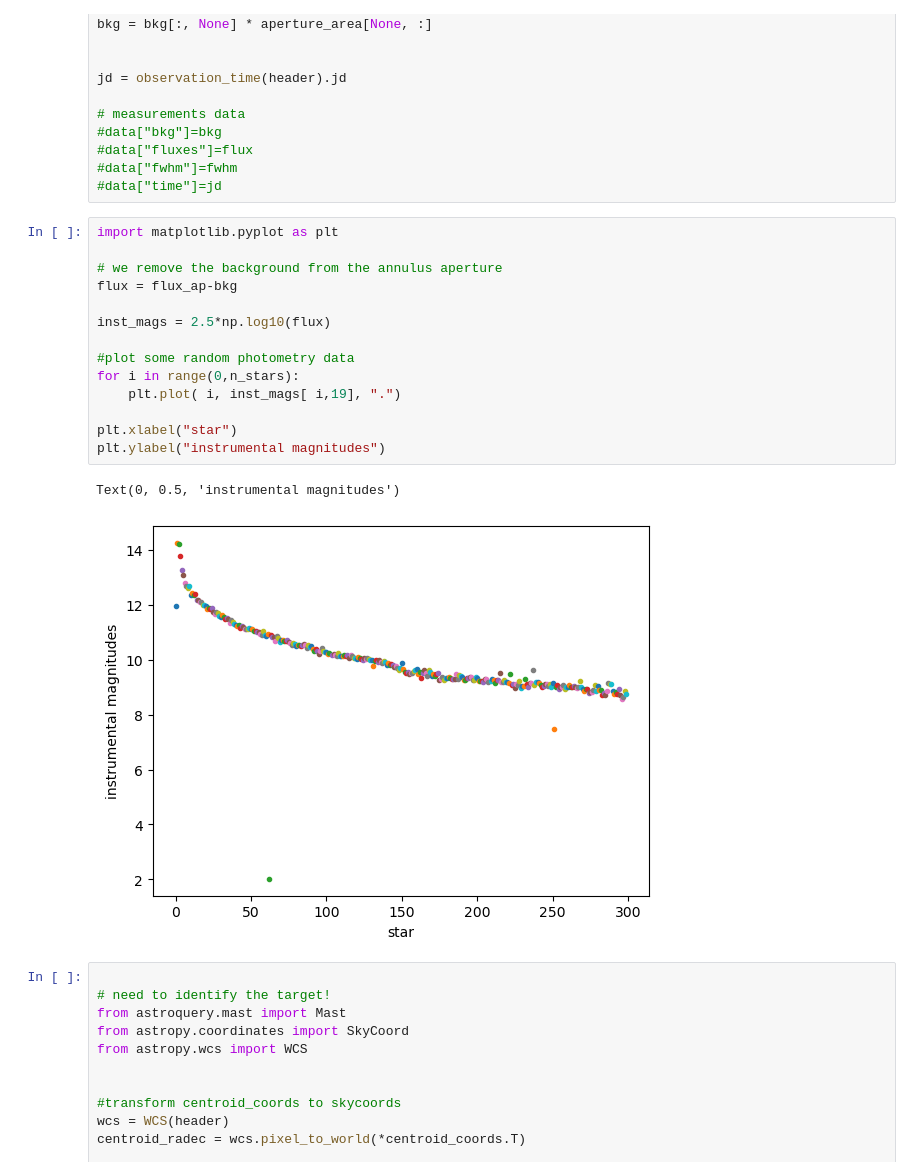
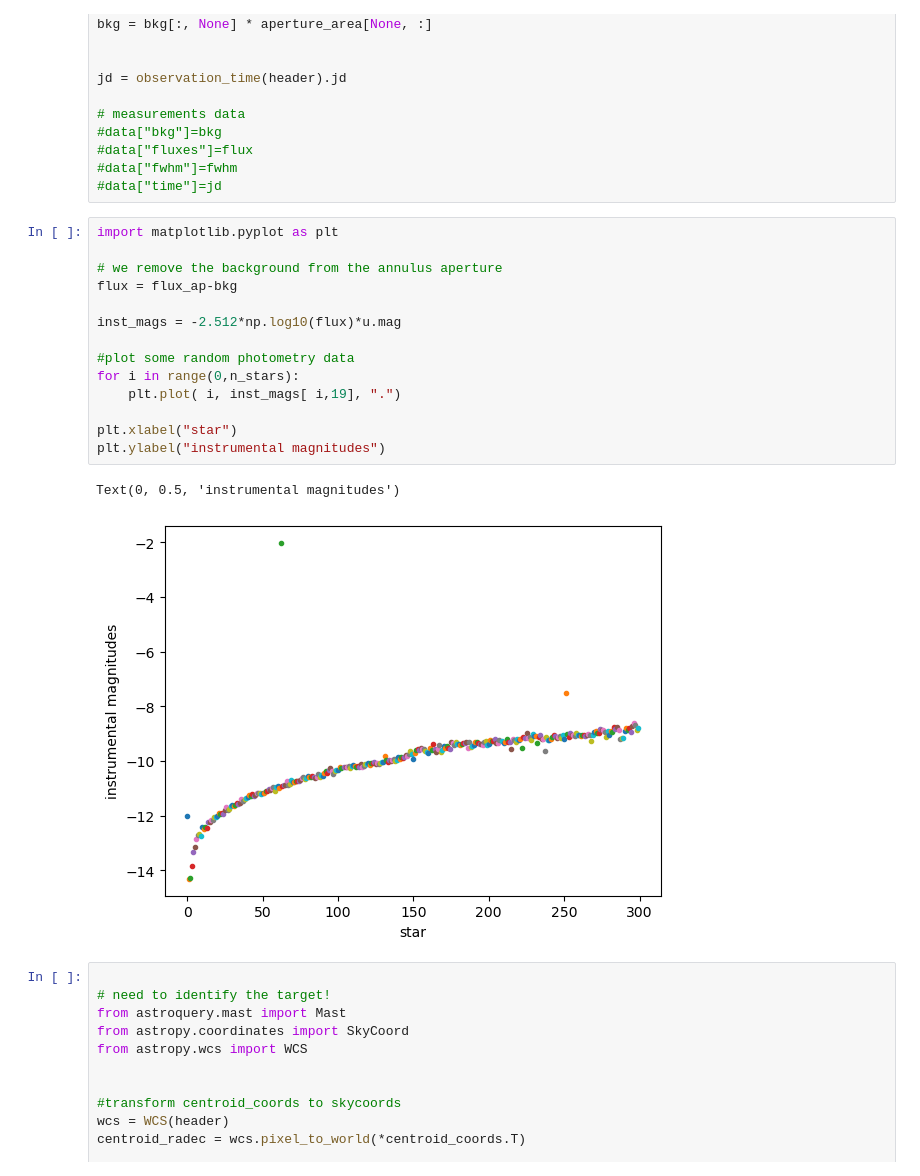
Before and after one commit to adamarthurryan/jupyter, a Jupyter notebook: learning/eloy-photometry-tutorial/photometry-single.ipynb, the cells around one changed output. Drawn from its saved outputs; the diff is of its cells as text.

```diff
--- a/learning/eloy-photometry-tutorial/photometry-single.ipynb
+++ b/learning/eloy-photometry-tutorial/photometry-single.ipynb
@@ -150,20 +150,20 @@ jd = observation_time(header).jd
 # %%
 import matplotlib.pyplot as plt
 
 # we remove the background from the annulus aperture
 flux = flux_ap-bkg
 
-inst_mags = 2.5*np.log10(flux)
+inst_mags = -2.512*np.log10(flux)*u.mag
 
 #plot some random photometry data
 for i in range(0,n_stars):
     plt.plot( i, inst_mags[ i,19], ".")
 
 plt.xlabel("star")
 plt.ylabel("instrumental magnitudes")
 # %% [output]
 Text(0, 0.5, 'instrumental magnitudes')
-[figure, old version]
+[figure, new version]
 # %%
 
 # need to identify the target!
```
Also changed, not shown: parts of 7 cells of this notebook.
